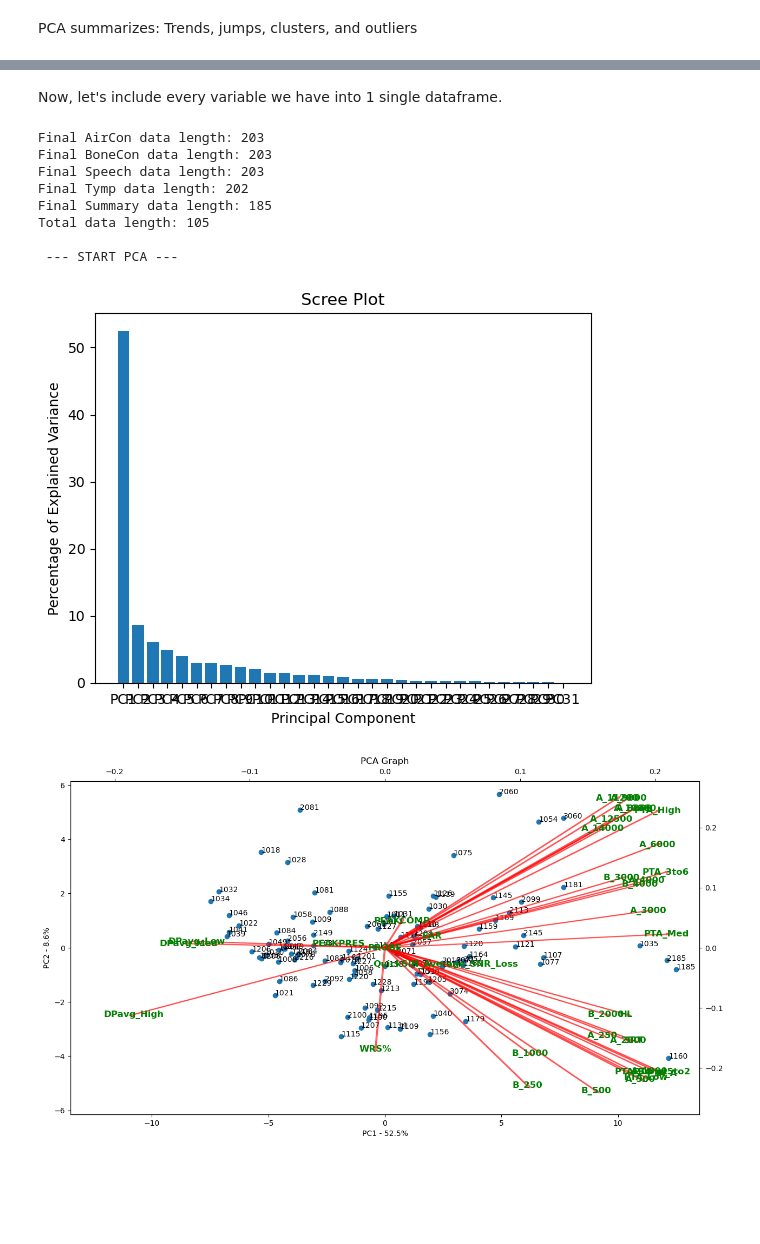
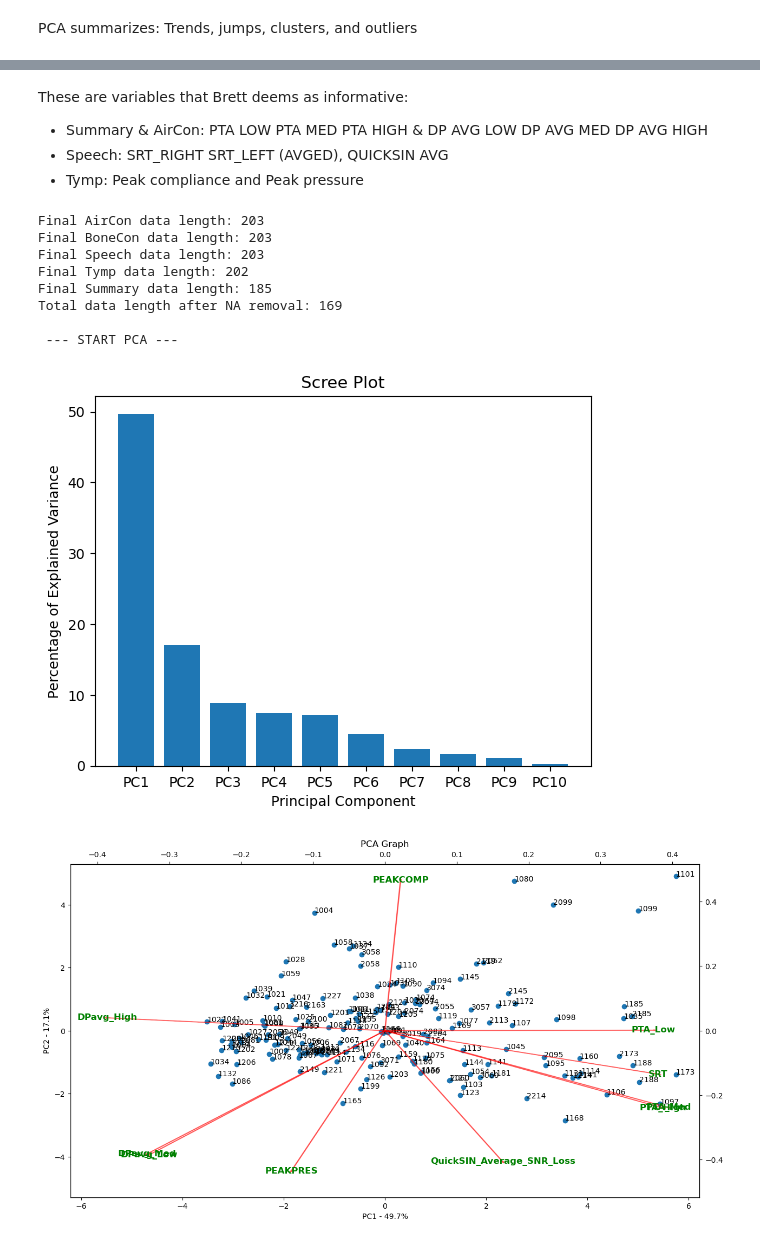
Before and after one commit to chengyili2005/SNC-Tools, a Jupyter notebook: hearing PCA/PCA_clusters.ipynb, the cells around one changed output, grey strips where cells are left out. Cells and saved outputs as stored; diff of their text form; code cells hidden in the pictures; blank space fills up the shorter version.

Commit message:
reorganized PCA notes

```diff
--- a/hearing PCA/PCA_clusters.ipynb
+++ b/hearing PCA/PCA_clusters.ipynb
@@ -183,5 +2,0 @@ from sklearn.cluster import KMeans
-# %%
-four_kmeans = KMeans(n_clusters=4).fit(scaled_data)  # For now, we'll do n_clusters as 3 (clinical) and 4 (military)
-three_kmeans = KMeans(n_clusters=3).fit(scaled_data)
-pca_df['four clusters'] = pd.Categorical(four_kmeans.labels_)
-pca_df['three clusters'] = pd.Categorical(three_kmeans.labels_)
@@ -213,4 +2,0 @@ Seems like 4 is the magic number (atleast visually it does). Let's compare the c
-# %%
-# Append our labels onto this df.
-pca_df['Military Profile'] = np.array(first_visit_df['Military Profile'])
-pca_df['Clinical Profile'] = np.array(first_visit_df['Clinical Profile'])
@@ -248,4 +2,0 @@ four_clusters_dict = {0: 'H1', 1: 'H2', 2: 'NH', 3: 'H3'}
-# %%
-# Rename to the corresponding label
-pca_df['four clusters'].replace(four_clusters_dict, inplace=True)
-pca_df['three clusters'].replace(three_clusters_dict, inplace=True) # (Ignore the following warnings)
@@ -568 +282,5 @@ PCA summarizes: Trends, jumps, clusters, and outliers
+# %%
+# Change these paths to match your working directory.
+label_path = '../data/DOD_clinical_labels_from_excel.xlsx'
+data_path = '../data/DOD_clinical_data.xlsx'
 # %%
@@ -931,8 +408,11 @@ Best score: 0.41798710472034944
-# %% [markdown]
-Now, let's include every variable we have into 1 single dataframe.
+# %% [markdown]
+These are variables that Brett deems as informative:
+- Summary & AirCon: PTA LOW PTA MED PTA HIGH & DP AVG LOW DP AVG MED DP AVG HIGH
+- Speech: SRT_RIGHT SRT_LEFT (AVGED), QUICKSIN AVG
+- Tymp: Peak compliance and Peak pressure
 # %%
-# Grab data and combine data/DOD_clinical_data.xlsx
-data = load_data('../data/DOD_clinical_data.xlsx')
+# Grab data and combine
+data = load_data(data_path)
 aircon_low_df = data['AirCon'].set_index(data['AirCon']['ID'])
 aircon_high_df = data['AirConHigh'].set_index(data['AirConHigh']['ID'])
 bonecon_df= data['BoneCon'].set_index(data['BoneCon']['ID'])
@@ -957,15 +437,14 @@ for column in aircon_all_df_averaged:
 aircon_all_df_averaged['PTA_A'] = average_columns(aircon_all_df_averaged['PTA_A_R'], aircon_all_df_averaged['PTA_A_L'])
 # Drop the original columns, leaving just the averages
 aircon_all_df_final = aircon_all_df_averaged.drop(columns=[*aircon_all_df_cleaned.columns])
-# aircon_all_df.dropna(inplace=True)
 print(f"Final AirCon data length: {len(aircon_all_df_final)}")
 
 # Organize BoneCon data
+bonecon_df_cleaned = bonecon_df.replace({"DNC" : None, "NR" : None})
 keep = 'PTA_B_R	PTA_B_L	RU250	RU500	RU1000	RU2000	RU3000	RU4000	RU6000	RU8000	LU250	LU500	LU1000	LU2000	LU3000	LU4000	LU6000	LU8000'.split('\t')
-bonecon_df_cleaned = bonecon_df.replace({"DNC" : None, "NR" : None})
 bonecon_df_cleaned = bonecon_df_cleaned[keep] # Keep only unmasked data since mask doesn't have a lot of data.
 bonecon_df_cleaned.drop(columns=['RU8000', 'LU8000', 'RU6000', 'LU6000'], inplace=True) # Also drop these because they're NA for mostly everyone.
-# Average between left and right (Note: The average between the integer 3 and None is 3)
+# Average between left and right
 bonecon_df_averaged = bonecon_df_cleaned.copy()
 for column in bonecon_df_averaged:
 	if 'RU' in column:
@@ -974,13 +453,11 @@ for column in bonecon_df_averaged:
 bonecon_df_averaged['PTA_B'] = average_columns(bonecon_df_averaged['PTA_B_R'], bonecon_df_averaged['PTA_B_L'])
 # Drop the original columns, leaving just the averages
 bonecon_df_final = bonecon_df_averaged.drop(columns=[*bonecon_df_cleaned.columns])
-# bonecon_df_final.dropna(inplace=True)
 print(f"Final BoneCon data length: {len(bonecon_df_final)}")
 
 # Organize Speech data
 speech_df_cleaned = speech_df.drop(columns=['ID', 'Speech_Date', 'R_LIST', 'L_LIST', 'QuickSIN List 1', 'QuickSIN List 2', 'Notes'])
-# Average between left and right (Note: The average between the integer 3 and None is 3)
-# Note: R_WRS_MASK might have a space in the column name.
+# Average between left and right. Note: R_WRS_MASK might have a space in the column name.
 speech_df_averaged = speech_df_cleaned.copy()
 keep = ["QuickSIN_Average_SNR_Loss"]
 for column in speech_df_averaged:
@@ -989,7 +466,6 @@ for column in speech_df_averaged:
 		speech_df_averaged[name] = average_columns(speech_df_averaged[column], speech_df_averaged['L_'+str(name)])
 # Drop the original columns, leaving just the averages
 speech_df_final = speech_df_averaged.drop(columns=list(set([*speech_df_cleaned.columns]) - set(keep)))
-# speech_df_final.dropna(inplace=True)
 print(f"Final Speech data length: {len(speech_df_final)}")
 
 # Organize Tymp data
@@ -997,44 +473,45 @@ tymp_df_cleaned = tymp_df.drop(columns=['ID', 'Tymp_Date'])
 # Average between left and right
 tymp_df_averaged = tymp_df_cleaned.copy()
 for column in tymp_df_averaged:
 	if 'TR_' in column and column not in keep:
 		_, name = column.split('TR_')
 		tymp_df_averaged[name] = average_columns(tymp_df_averaged[column], tymp_df_averaged['TL_'+str(name)])
 # Drop the original columns, leaving just the averages
 tymp_df_final = tymp_df_averaged.drop(columns=list(set([*tymp_df_cleaned.columns]) - set(keep)))
-# tymp_df_final.dropna(inplace=True) # 193 after dropping NA values
 print(f"Final Tymp data length: {len(tymp_df_final)}")
 
 # Organize Summary data
 summary_df_columns = ['PTA_pt5to2', 'PTA_3to6', 'PTA_12pt5to16',
 		   'PTA_Low', 'PTA_Med', 'PTA_High',
 		   'DPavg_Low', 'DPavg_Med', 'DPavg_High']
-summary_df_final = summary_df[columns]
+summary_df_final = summary_df[summary_df_columns]
 print(f"Final Summary data length: {len(summary_df_final)}")
 
 # Combine all dataframes
 all_df = pd.concat([aircon_all_df_final, bonecon_df_final, speech_df_final, tymp_df_final, summary_df_final], axis = 1)
-# na_counts = all_df.isna().sum()
-# print(na_counts)
-drop_columns = ["WRS_MASK", "PTA_12pt5to16"] # Some columns that have a lot of NA values
-all_df.drop(columns=drop_columns, inplace=True)
-print(f"Total data length: {len(all_df.dropna())}")
+
+# Brett's columns
+BrettColumns = ['PTA_Low', 'PTA_Med', 'PTA_High', 'DPavg_Low', 'DPavg_Med', 'DPavg_High', 'SRT', 'QuickSIN_Average_SNR_Loss', 'PEAKCOMP', 'PEAKPRES']
+all_df = all_df[BrettColumns]
+print(f"Total data length after NA removal: {len(all_df.dropna())}")
 
 # Run PCA functions
 scaled_data, pca_df = principal_component_analysis(dataframe=all_df,
 												   columns=all_df.columns,
-												   n_components=31) # Arbitary max
-new_pca, score = k_means_clustering(k=2, scaled_data=scaled_data, pca_df=pca_df)
-best_k, best_score = k_means_tuning(range(2, 8), scaled_data, pca_df)
-graph_classification(pca_df)
+												   n_components=len(BrettColumns),
+													 label_path=label_path)
+# Optional: Run K-means functions
+# new_pca, score = k_means_clustering(k=2, scaled_data=scaled_data, pca_df=pca_df)
+# best_k, best_score = k_means_tuning(range(2, 8), scaled_data, pca_df)
+# graph_classification(pca_df)
 # %% [output]
 Final AirCon data length: 203
 Final BoneCon data length: 203
 Final Speech data length: 203
 Final Tymp data length: 202
 Final Summary data length: 185
-Total data length: 105
+Total data length after NA removal: 169
 
  --- START PCA ---
-[figure, old version]
+[figure, new version]
-[figure, old version]
+[figure, new version]
```
Also changed, not shown: parts of 75 cells of this notebook.
